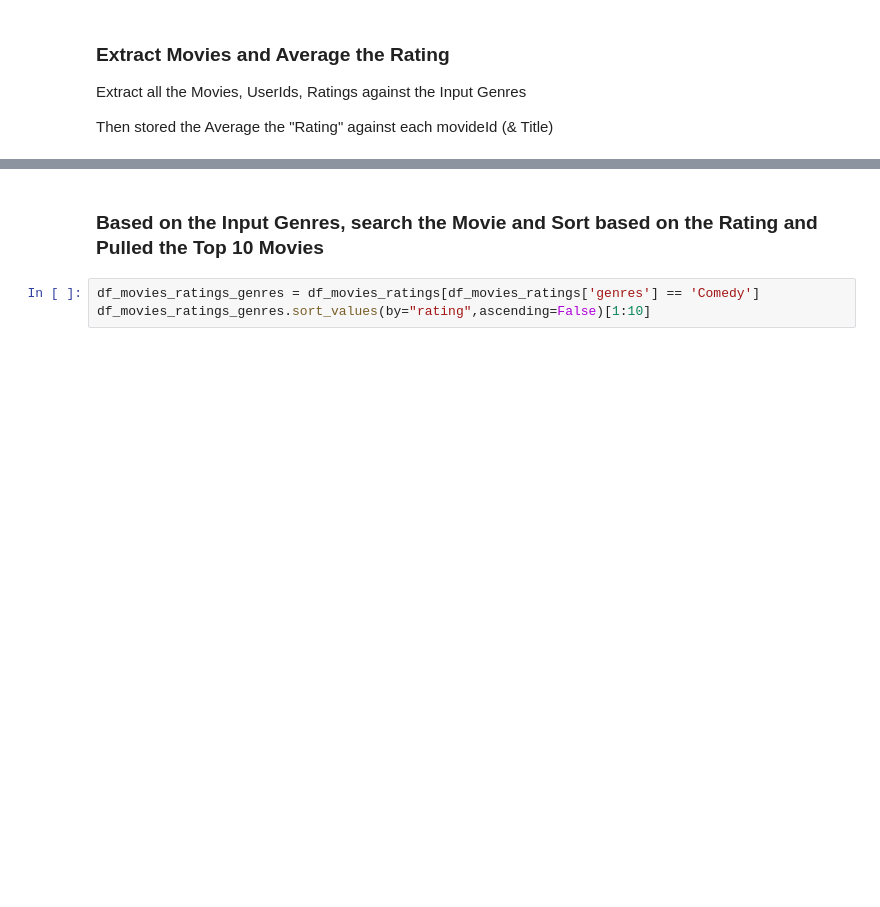
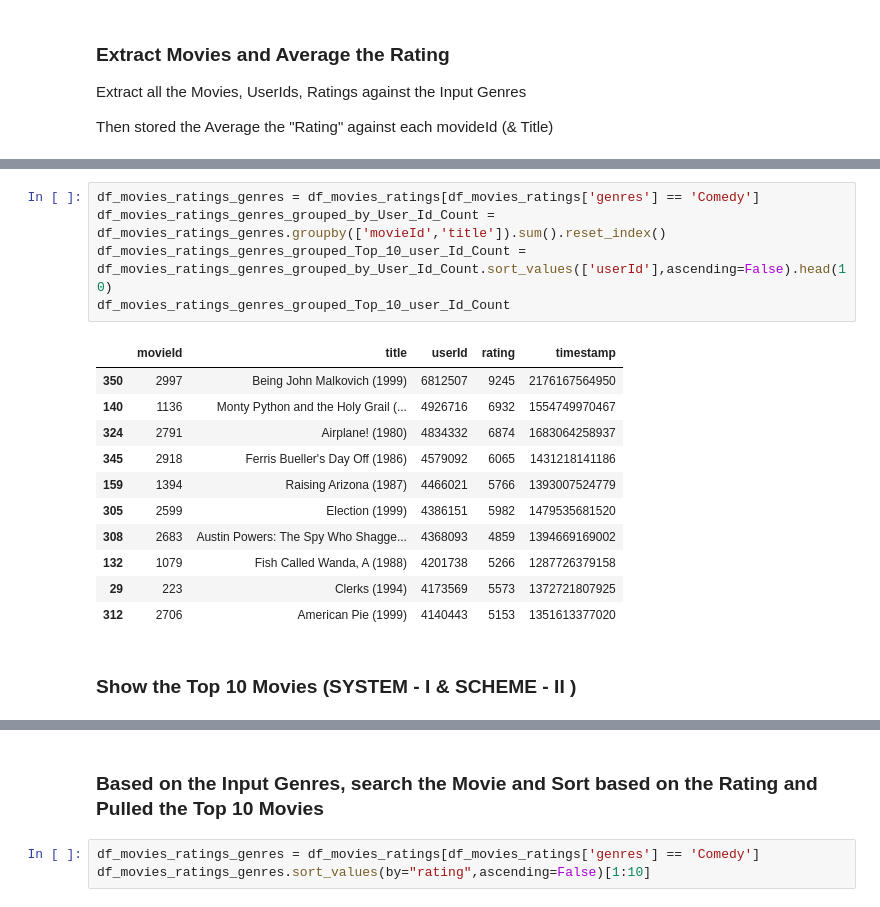
Before and after one commit to Sushanta77/Illinois, a Jupyter notebook: CS598 Practical Statistical Learning/Project/Project 4/Code/Movielense Data - Recommender System.ipynb, the cells around one changed output, grey strips where cells are left out. Saved outputs shown, nothing was run; the diff lists cells and outputs as text; blank space fills up the shorter version.

```diff
--- a/CS598 Practical Statistical Learning/Project/Project 4/Code/Movielense Data - Recommender System.ipynb
+++ b/CS598 Practical Statistical Learning/Project/Project 4/Code/Movielense Data - Recommender System.ipynb
@@ -109,0 +127,19 @@ Name: title, dtype: object
+# %%
+df_movies_ratings_genres = df_movies_ratings[df_movies_ratings['genres'] == 'Comedy']
+df_movies_ratings_genres_grouped_by_User_Id_Count = df_movies_ratings_genres.groupby(['movieId','title']).sum().reset_index()
+df_movies_ratings_genres_grouped_Top_10_user_Id_Count = df_movies_ratings_genres_grouped_by_User_Id_Count.sort_values(['userId'],ascending=False).head(10)
+df_movies_ratings_genres_grouped_Top_10_user_Id_Count
+# %% [output]
+|  | movieId | title | userId | rating | timestamp |
+| 350 | 2997 | Being John Malkovich (1999) | 6812507 | 9245 | 2176167564950 |
+| 140 | 1136 | Monty Python and the Holy Grail (... | 4926716 | 6932 | 1554749970467 |
+| 324 | 2791 | Airplane! (1980) | 4834332 | 6874 | 1683064258937 |
+| 345 | 2918 | Ferris Bueller's Day Off (1986) | 4579092 | 6065 | 1431218141186 |
+| 159 | 1394 | Raising Arizona (1987) | 4466021 | 5766 | 1393007524779 |
+| 305 | 2599 | Election (1999) | 4386151 | 5982 | 1479535681520 |
+| 308 | 2683 | Austin Powers: The Spy Who Shagge... | 4368093 | 4859 | 1394669169002 |
+| 132 | 1079 | Fish Called Wanda, A (1988) | 4201738 | 5266 | 1287726379158 |
+| 29 | 223 | Clerks (1994) | 4173569 | 5573 | 1372721807925 |
+| 312 | 2706 | American Pie (1999) | 4140443 | 5153 | 1351613377020 |
+# %% [markdown]
+### Show the Top 10 Movies (SYSTEM - I & SCHEME - II )
```
Also changed, not shown: parts of 11 cells of this notebook.
